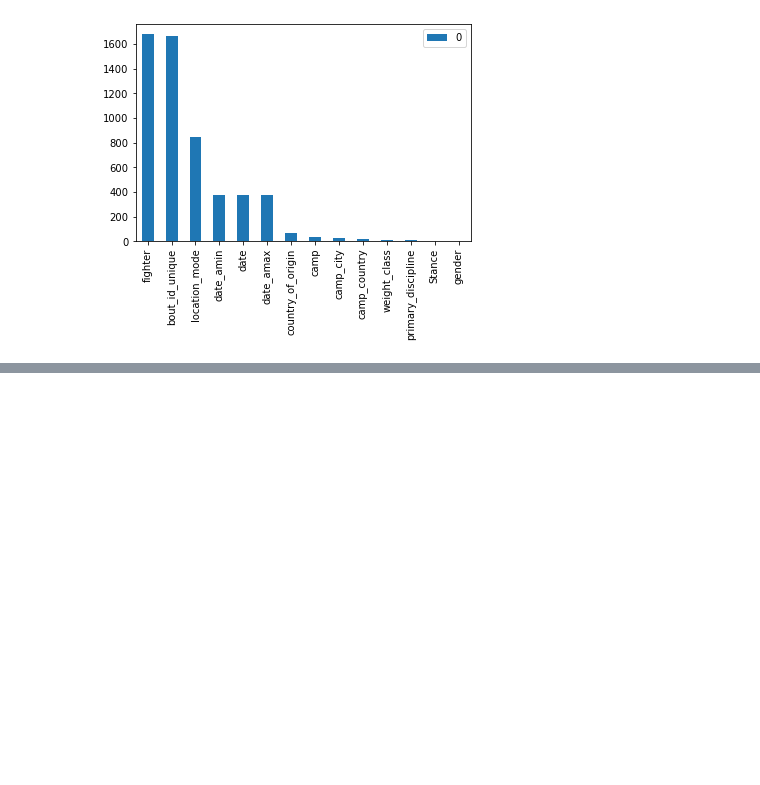
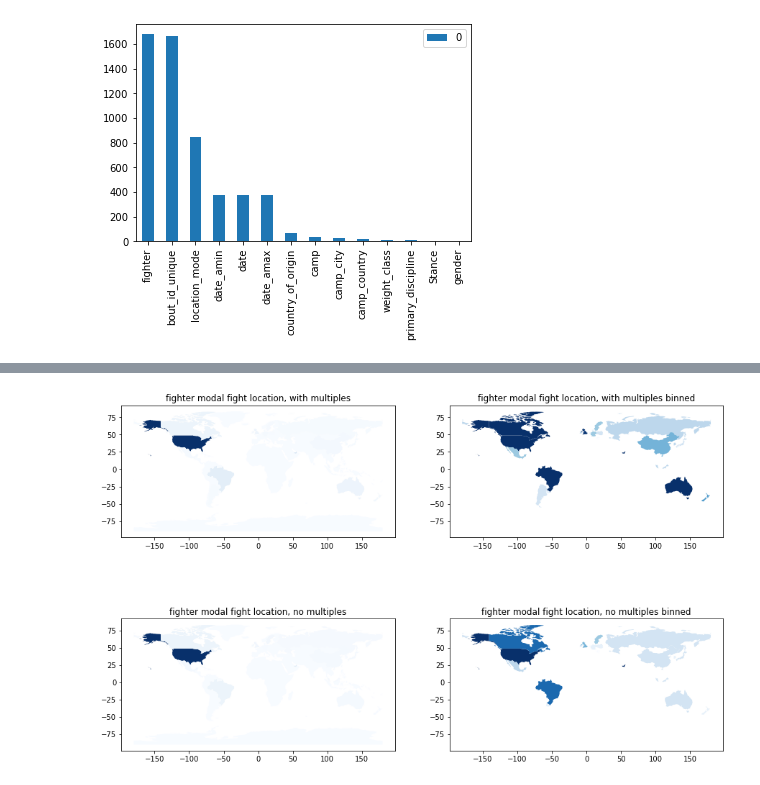
Before and after one commit to JohnStokes228/mma_dashboard, a Jupyter notebook: analysis_notebooks/per_fighter_eda.ipynb, the cells around one changed output, grey strips where cells are left out. Saved outputs shown, nothing was run; the diff lists cells and outputs as text; code cells hidden in the pictures; blank space fills up the shorter version.

```diff
--- a/analysis_notebooks/per_fighter_eda.ipynb
+++ b/analysis_notebooks/per_fighter_eda.ipynb
@@ -64,0 +122,42 @@ I'm supprised by location_mode having so many unqiue values, as that points to t
+# %%
+replacements = {'USA': 'United States of America',
+                'Singapore': 'Malaysia'}
+
+modal_locs_list = df['location_mode'].tolist()
+
+modal_locs = [loc.replace('\n', '').split("' '")[0].split(',')[-1].strip() for loc in modal_locs_list]
+modal_locs = [replacements.get(x, x) for x in modal_locs]
+modal_locs = pd.DataFrame.from_dict(dict(Counter(modal_locs)), orient='index').reset_index()
+modal_locs.columns = ['loc', 'count']
+
+modal_locs_no_multis = [loc.replace('\n', '').split("' '")[0].split(',')[-1].strip() for loc in modal_locs_list
+                        if '[' not in loc]
+modal_locs_no_multis = [replacements.get(x, x) for x in modal_locs_no_multis]
+modal_locs_no_multis = pd.DataFrame.from_dict(dict(Counter(modal_locs_no_multis)), orient='index').reset_index()
+modal_locs_no_multis.columns = ['loc', 'count_no_multis']
+
+modal_locs = pd.merge(modal_locs, countries_polygons, left_on='loc', right_on='name', how='outer')
+modal_locs = pd.merge(modal_locs, modal_locs_no_multis, on='loc', how='outer')
+modal_locs['count'].fillna(0, inplace=True)
+modal_locs['count_no_multis'].fillna(0, inplace=True)
+modal_locs = gpd.GeoDataFrame(modal_locs)
+
+bins = [0, 0.5, 1, 5, 10, 15, 20, 25, 30, 40, 50, float('inf')]
+labels = [0, 1, 5, 10, 15, 20, 25, 30, 40, 50, 51]
+modal_locs['modal_loc_binned'] = pd.cut(modal_locs['count'], bins=bins, labels=labels)
+modal_locs['modal_loc_no_multis_binned'] = pd.cut(modal_locs['count_no_multis'], bins=bins, labels=labels)
+
+fig, ax = plt.subplots(2, 2, figsize=(15, 10))
+
+modal_locs.plot(column='count', cmap='Blues', figsize=(7.5, 5), ax=ax[0, 0])
+ax[0, 0].set_title('fighter modal fight location, with multiples')
+modal_locs.plot(column='modal_loc_binned', cmap='Blues', figsize=(7.5, 5), ax=ax[0, 1])
+ax[0, 1].set_title('fighter modal fight location, with multiples binned')
+modal_locs.plot(column='count_no_multis', cmap='Blues', figsize=(7.5, 5), ax=ax[1, 0])
+ax[1, 0].set_title('fighter modal fight location, no multiples')
+modal_locs.plot(column='modal_loc_no_multis_binned', cmap='Blues', figsize=(7.5, 5), ax=ax[1, 1])
+ax[1, 1].set_title('fighter modal fight location, no multiples binned')
+
+plt.show()
+# %% [output]
+[figure, added]
```
Also changed, not shown: parts of 5 cells of this notebook.
